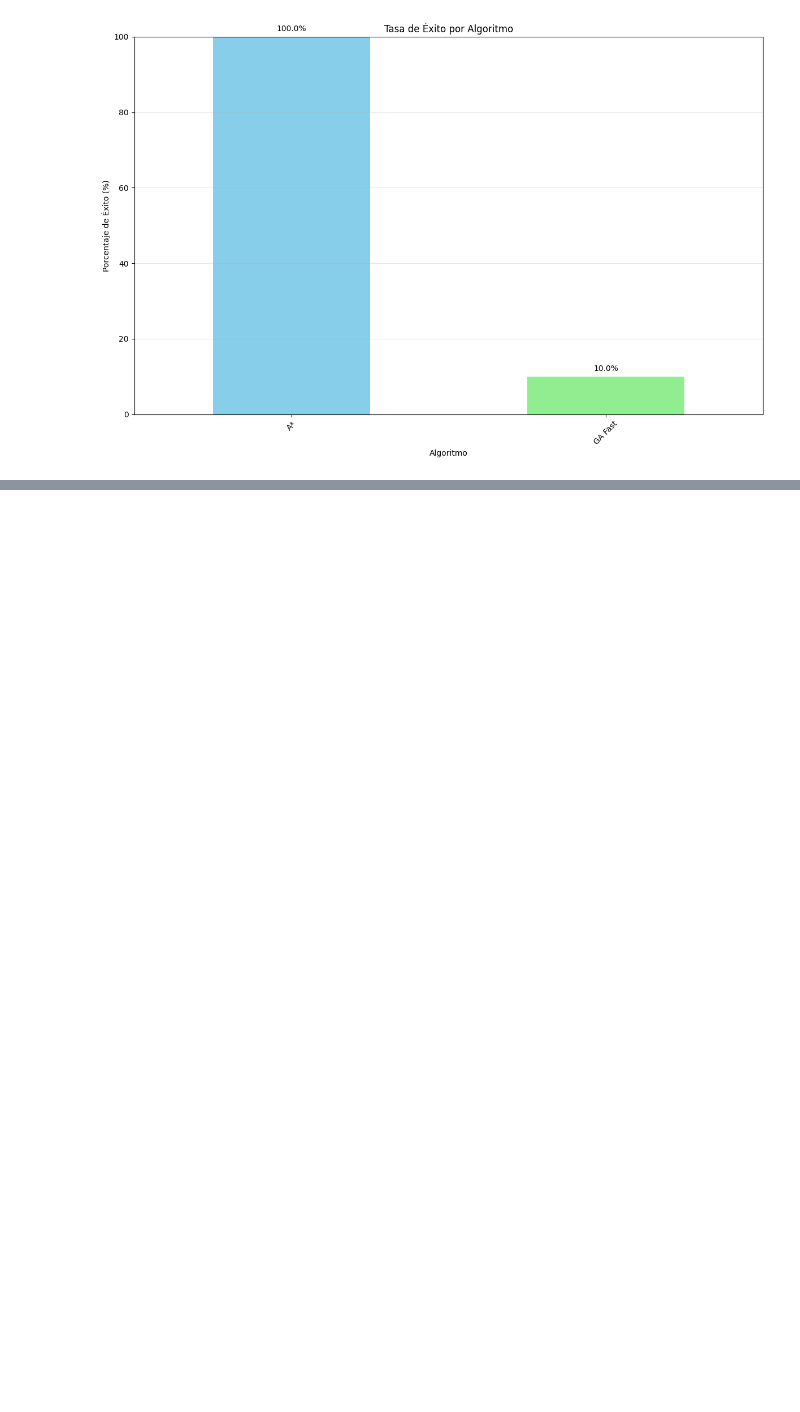
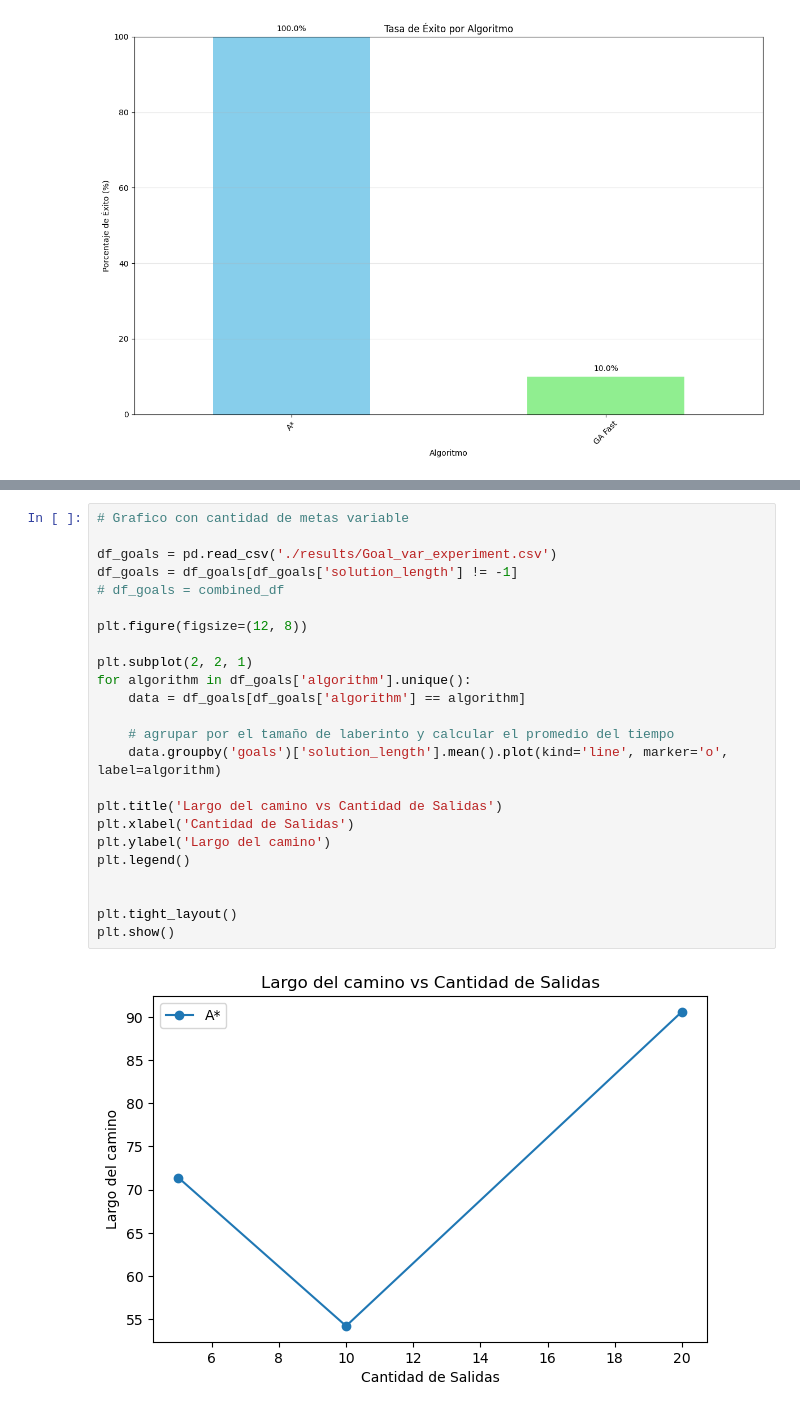
Before and after one commit to BastiBernal/Tarea-1-IA, a Jupyter notebook: experiments/analisis_resultados.ipynb, the cells around one changed output, grey strips where cells are left out. Drawn from its saved outputs; the diff is of its cells as text; blank space fills up the shorter version.

```diff
--- a/experiments/analisis_resultados.ipynb
+++ b/experiments/analisis_resultados.ipynb
@@ -216,0 +296,26 @@ Primeras 5 filas:
+# %%
+# Grafico con cantidad de metas variable
+
+df_goals = pd.read_csv('./results/Goal_var_experiment.csv')
+df_goals = df_goals[df_goals['solution_length'] != -1]
+# df_goals = combined_df
+
+plt.figure(figsize=(12, 8))
+
+plt.subplot(2, 2, 1)
+for algorithm in df_goals['algorithm'].unique():
+    data = df_goals[df_goals['algorithm'] == algorithm]
+
+    # agrupar por el tamaño de laberinto y calcular el promedio del tiempo
+    data.groupby('goals')['solution_length'].mean().plot(kind='line', marker='o', label=algorithm)
+
+plt.title('Largo del camino vs Cantidad de Salidas')
+plt.xlabel('Cantidad de Salidas')
+plt.ylabel('Largo del camino')
+plt.legend()
+
+
+plt.tight_layout()
+plt.show()
+# %% [output]
+[figure, added]
```
Also changed, not shown: parts of 4 cells of this notebook, 1 other file.
